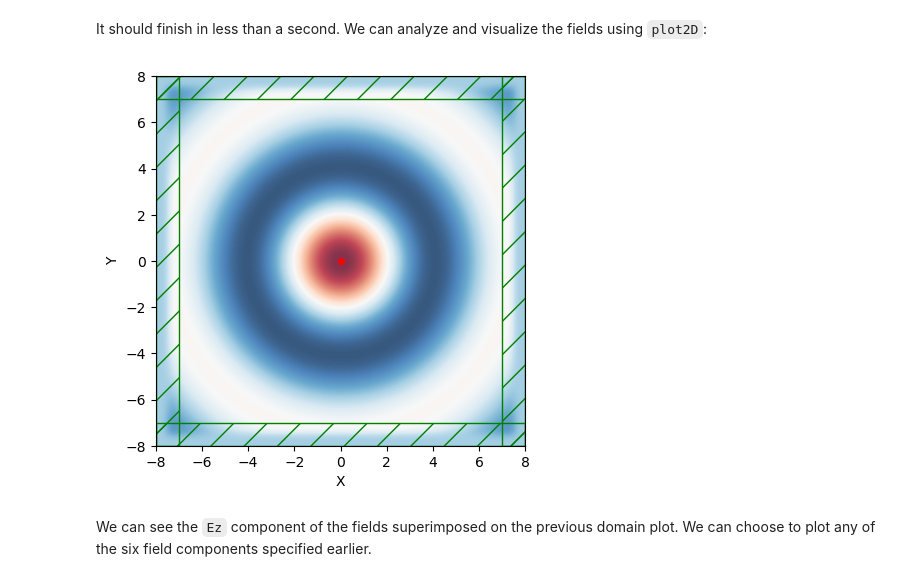
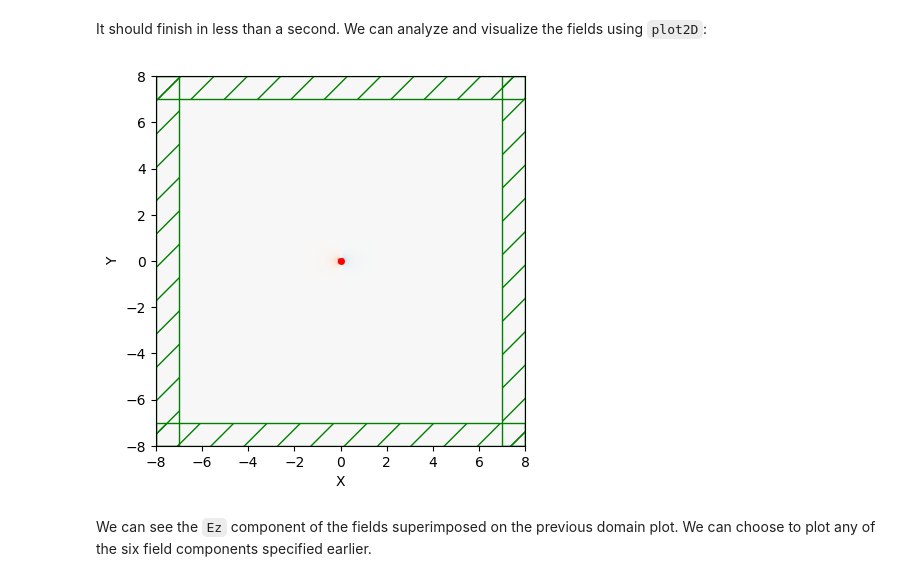
Before and after one commit to ZhigangPu/meep, a Jupyter notebook: python/MyExamples/GaussianPulseInAir3D/gaussianPulseInAir3D.ipynb, the cells around one changed output. Saved outputs shown, nothing was run; the diff lists cells and outputs as text; code cells hidden in the pictures.

```diff
--- a/python/MyExamples/GaussianPulseInAir3D/gaussianPulseInAir3D.ipynb
+++ b/python/MyExamples/GaussianPulseInAir3D/gaussianPulseInAir3D.ipynb
@@ -106,11 +125,13 @@ run 0 finished at t = 200.0 (4000 timesteps)
 # %% [markdown]
 It should finish in less than a second. We can analyze and visualize the fields using `plot2D`:
-# %%
-plt.figure(dpi=100)
-sim.plot2D(fields=mp.Ez)
-plt.show()
-# %% [output]
-[figure, removed]
+# %%
+%matplotlib inline
+plt.figure(dpi=100)
+vol = mp.Volume(vertices=[mp.Vector3(-8.0,-8.0,0.0), mp.Vector3(8.0,-8.0,0.0),mp.Vector3(8.0,8.0,0.0), mp.Vector3(-8.0,8.0,0.0)])
+sim.plot2D(fields=mp.By, output_plane=vol)
+plt.show()
+# %% [output]
+[figure, added]
 # %% [markdown]
 We can see the `Ez` component of the fields superimposed on the previous domain plot. We can choose to plot any of the six field components specified earlier.
 # %% [markdown]
```
Also changed, not shown: parts of 5 cells of this notebook, 3 other files.
